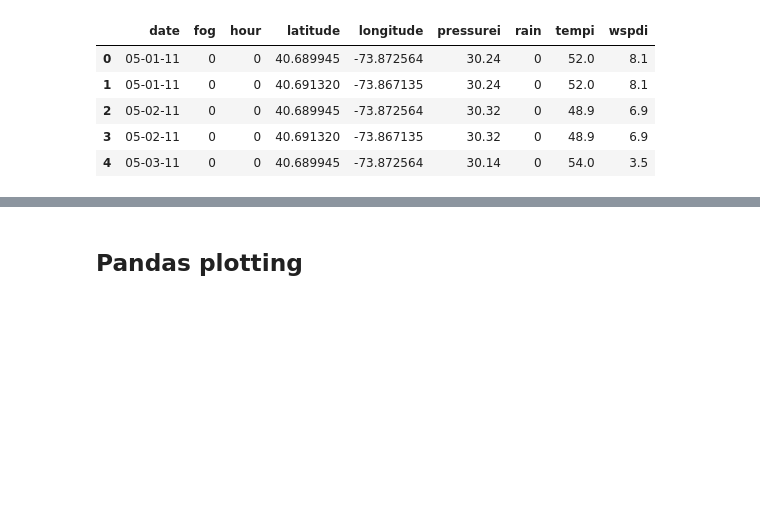
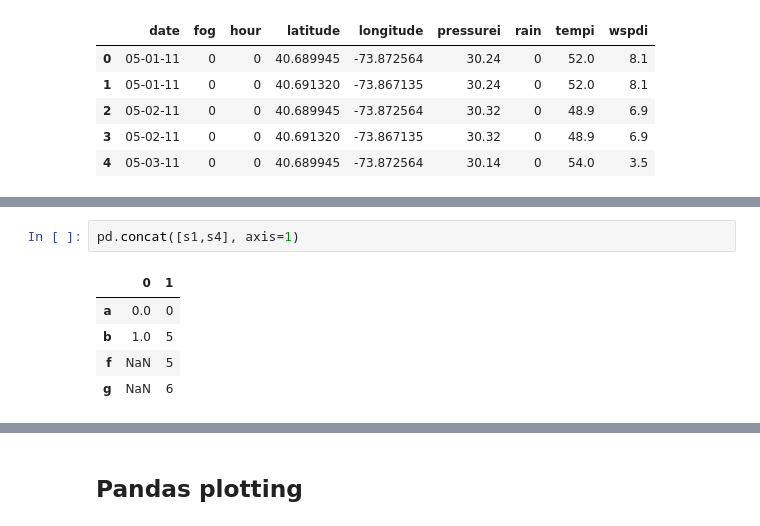
Before and after one commit to ctultul/lesson_one, a Jupyter notebook: review_session.ipynb, the cells around one changed output, grey strips where cells are left out. Saved outputs shown, nothing was run; the diff lists cells and outputs as text; blank space fills up the shorter version.

```diff
--- a/review_session.ipynb
+++ b/review_session.ipynb
@@ -369,0 +400,8 @@ subway_df.merge(weather_df,
+# %%
+pd.concat([s1,s4], axis=1)
+# %% [output]
+|  | 0 | 1 |
+| a | 0.0 | 0 |
+| b | 1.0 | 5 |
+| f | NaN | 5 |
+| g | NaN | 6 |
```
Also changed, not shown: parts of 10 cells of this notebook.
